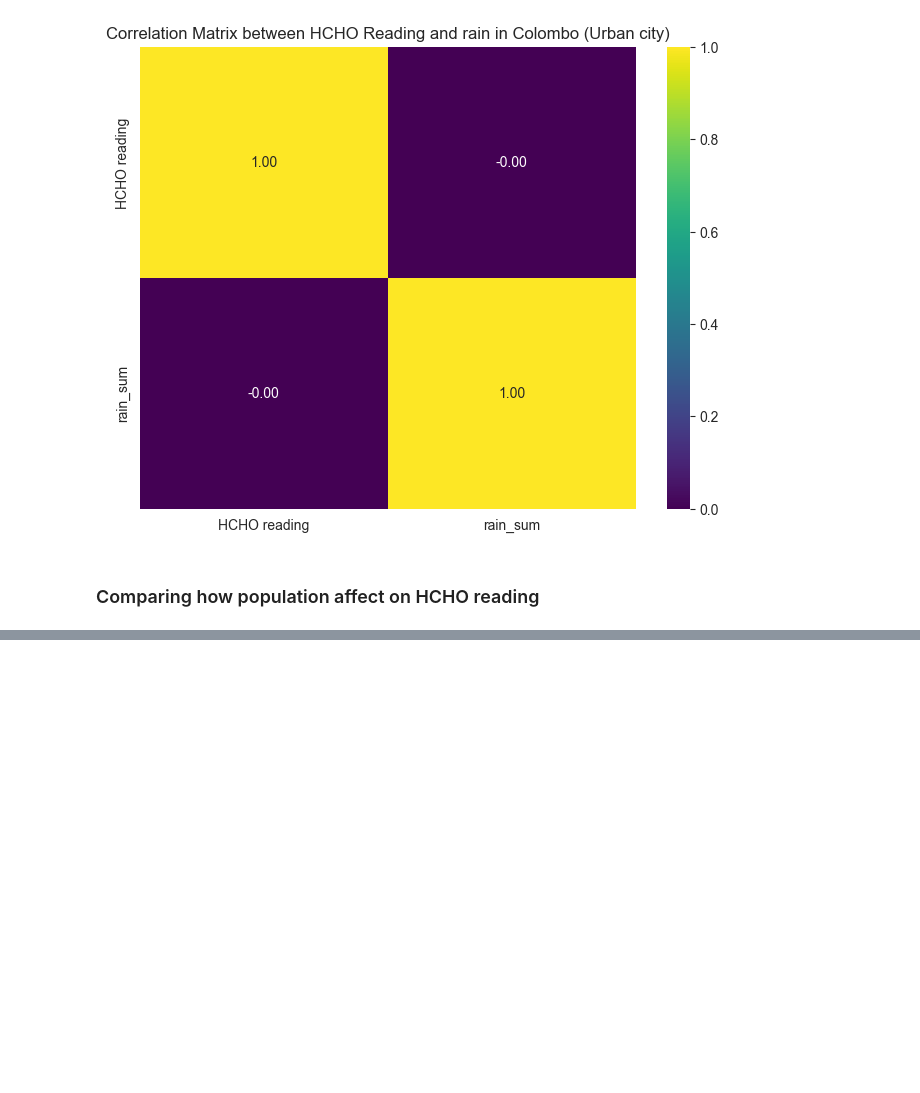
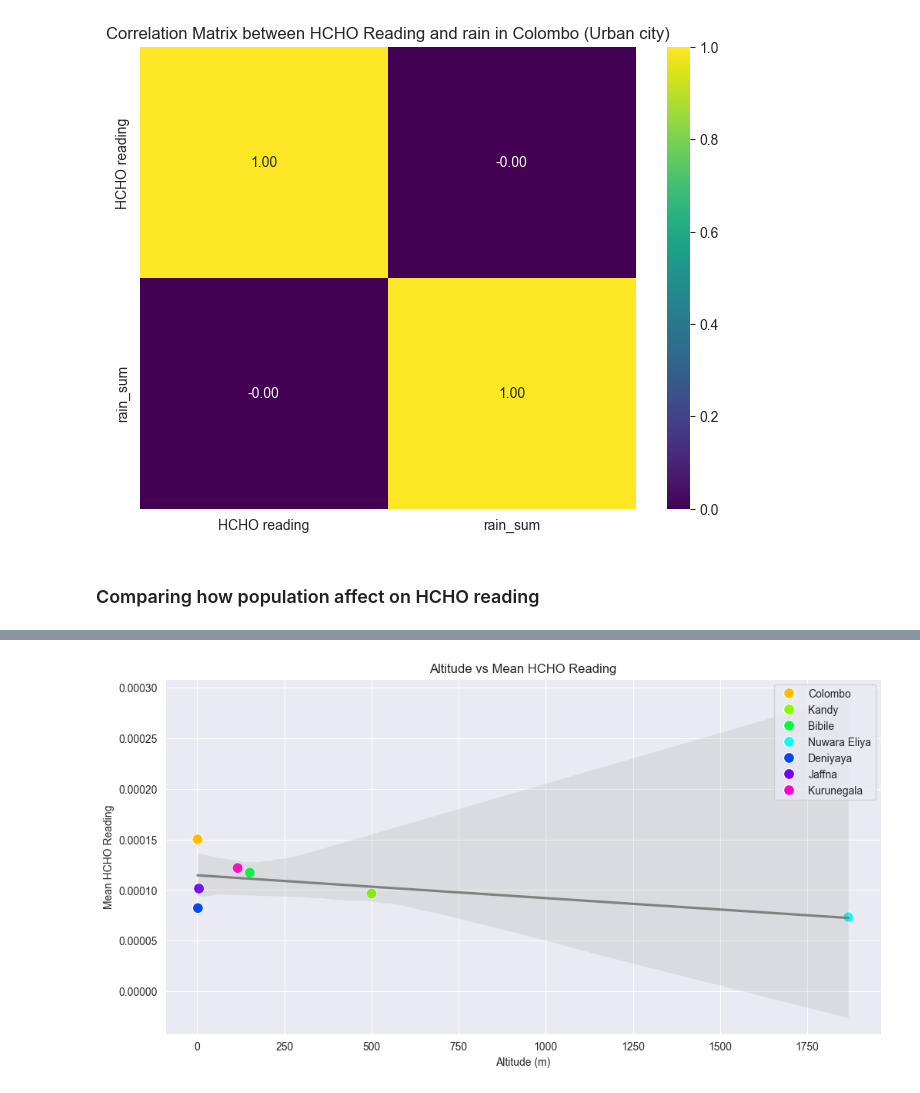
Before and after one commit to VanujaDesilva/Analyzing-HCHO-Gas-Levels-in-Sri-Lanka, a Jupyter notebook: Spatio-Temporal Analysis.ipynb, the cells around one changed output, grey strips where cells are left out. Drawn from its saved outputs; the diff is of its cells as text; code cells hidden in the pictures; blank space fills up the shorter version.

```diff
--- a/Spatio-Temporal Analysis.ipynb
+++ b/Spatio-Temporal Analysis.ipynb
@@ -611,0 +745,10 @@ population_df
+# %%
+# Create a dictionary with the city names as keys and altitude values as values
+altitude_data = {
+    'Location': ['Colombo Proper', 'Kandy Proper', 'Kurunegala Proper', 'Jaffna Proper', 'Bibile, Monaragala', 'Deniyaya, Matara', 'Nuwara Eliya Proper'],
+    'Altitude Value(m)': [1, 500, 116, 5, 151, 2, 1868]
+}
+
+# Create the altitude_df DataFrame
+altitude_df = pd.DataFrame(altitude_data)
+altitude_df
@@ -611,0 +764,48 @@ population_df
+# %%
+# Calculate mean HCHO reading for each city dataframe
+colombo_mean = colombo_df['HCHO reading'].mean()
+kandy_mean = kandy_df['HCHO reading'].mean()
+bibile_mean = bibile_df['HCHO reading'].mean()
+nuwaraEliya_mean = nuwaraEliya_df['HCHO reading'].mean()
+deniyaya_mean = deniyaya_df['HCHO reading'].mean()
+jaffna_mean = jaffna_df['HCHO reading'].mean()
+kurunegala_mean = kurunegala_df['HCHO reading'].mean()
+
+# Create a DataFrame for mean HCHO readings
+mean_hcho_data = {
+    'Location': ['Colombo', 'Kandy', 'Bibile', 'Nuwara Eliya', 'Deniyaya', 'Jaffna', 'Kurunegala'],
+    'Mean HCHO Reading': [colombo_mean, kandy_mean, bibile_mean, nuwaraEliya_mean, deniyaya_mean, jaffna_mean, kurunegala_mean]
+}
+mean_hcho_2023 = pd.DataFrame(mean_hcho_data)
+
+# Merge altitude data with mean HCHO readings
+merged_data = pd.merge(altitude_df, mean_hcho_2023, on='Location')
+
+# Plot population vs mean HCHO readings for 2023
+plt.figure(figsize=(12, 6))
+
+# Define color palette for locations
+colors = sns.color_palette("hsv", len(merged_data))
+
+# Scatter plot with marker size proportional to altitude level
+sns.scatterplot(x='Altitude Value',
+                y='Mean HCHO Reading',
+                hue='Location',
+                data=merged_data,
+                palette=colors,
+                s=100)
+
+# Add trend line
+sns.regplot(data=merged_data, x='Altitude Value', y='Mean HCHO Reading', scatter=False, color='gray')
+
+plt.title('Altitude vs Mean HCHO Reading')
+plt.xlabel('Altitude (m)')
+plt.ylabel('Mean HCHO Reading')
+
+# Add legend
+plt.legend(loc='upper right')
+
+plt.grid(True)
+plt.show()
+# %% [output]
+[figure, added]
```
Also changed, not shown: parts of 16 cells of this notebook.
